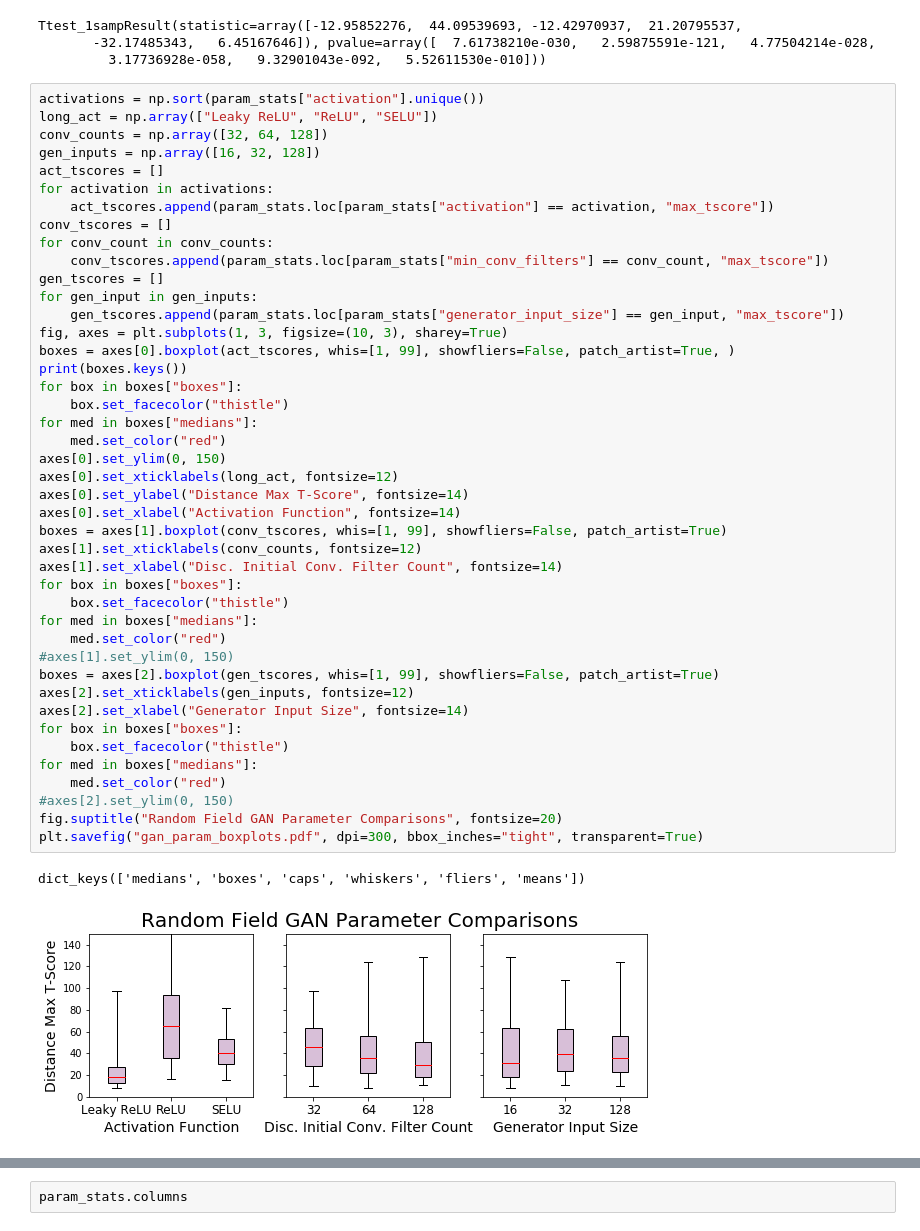
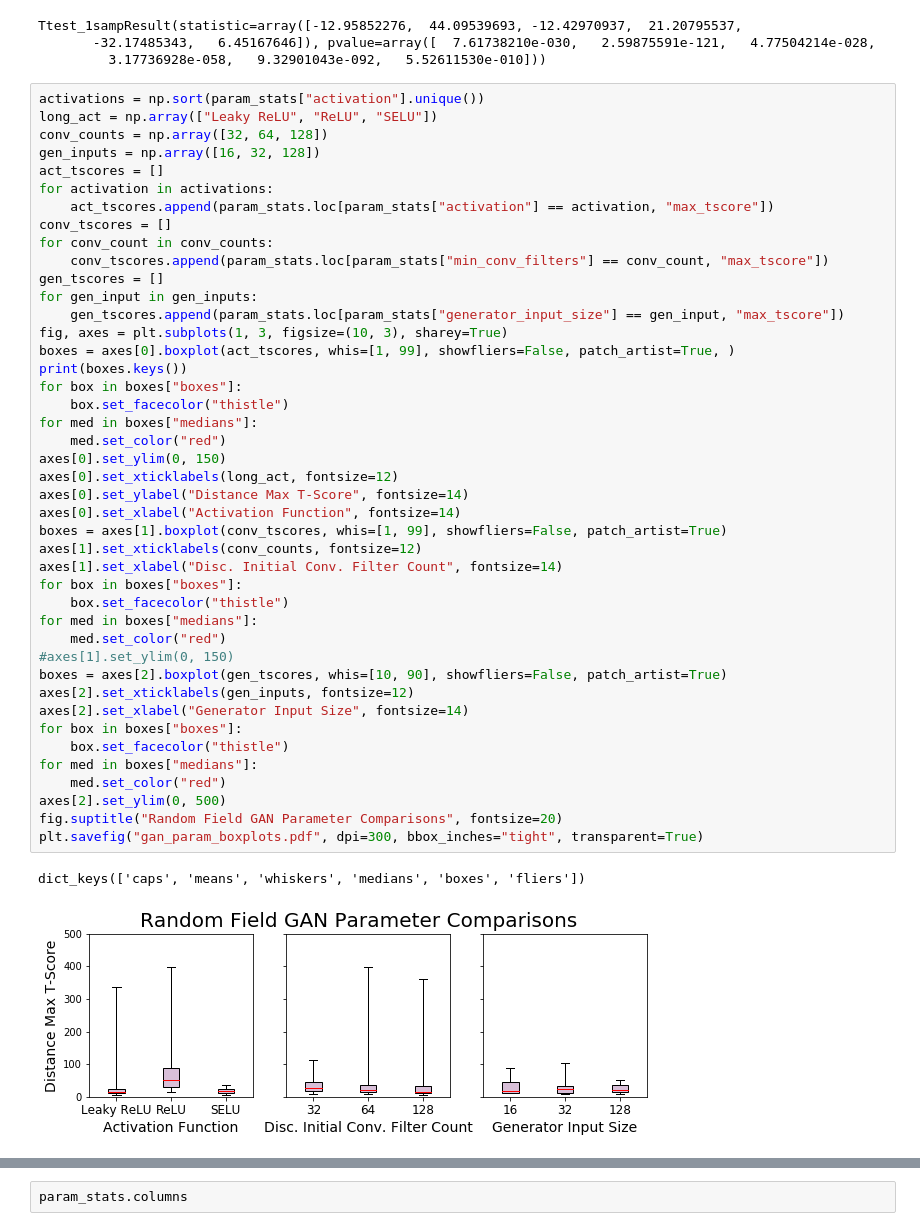
Before and after one commit to djgagne/deepsky, a Jupyter notebook: notebooks/SpatialRandomGANs.ipynb, the cells around one changed output, grey strips where cells are left out. Drawn from its saved outputs; the diff is of its cells as text.

```diff
--- a/notebooks/SpatialRandomGANs.ipynb
+++ b/notebooks/SpatialRandomGANs.ipynb
@@ -919,34 +919,34 @@ gen_tscores = []
 for gen_input in gen_inputs:
     gen_tscores.append(param_stats.loc[param_stats["generator_input_size"] == gen_input, "max_tscore"])
 fig, axes = plt.subplots(1, 3, figsize=(10, 3), sharey=True)
 boxes = axes[0].boxplot(act_tscores, whis=[1, 99], showfliers=False, patch_artist=True, )
 print(boxes.keys())
 for box in boxes["boxes"]:
     box.set_facecolor("thistle")
 for med in boxes["medians"]:
     med.set_color("red")
 axes[0].set_ylim(0, 150)
 axes[0].set_xticklabels(long_act, fontsize=12)
 axes[0].set_ylabel("Distance Max T-Score", fontsize=14)
 axes[0].set_xlabel("Activation Function", fontsize=14)
 boxes = axes[1].boxplot(conv_tscores, whis=[1, 99], showfliers=False, patch_artist=True)
 axes[1].set_xticklabels(conv_counts, fontsize=12)
 axes[1].set_xlabel("Disc. Initial Conv. Filter Count", fontsize=14)
 for box in boxes["boxes"]:
     box.set_facecolor("thistle")
 for med in boxes["medians"]:
     med.set_color("red")
 #axes[1].set_ylim(0, 150)
-boxes = axes[2].boxplot(gen_tscores, whis=[1, 99], showfliers=False, patch_artist=True)
+boxes = axes[2].boxplot(gen_tscores, whis=[10, 90], showfliers=False, patch_artist=True)
 axes[2].set_xticklabels(gen_inputs, fontsize=12)
 axes[2].set_xlabel("Generator Input Size", fontsize=14)
 for box in boxes["boxes"]:
     box.set_facecolor("thistle")
 for med in boxes["medians"]:
     med.set_color("red")
-#axes[2].set_ylim(0, 150)
+axes[2].set_ylim(0, 500)
 fig.suptitle("Random Field GAN Parameter Comparisons", fontsize=20)
 plt.savefig("gan_param_boxplots.pdf", dpi=300, bbox_inches="tight", transparent=True)
 # %% [output]
-dict_keys(['medians', 'boxes', 'caps', 'whiskers', 'fliers', 'means'])
+dict_keys(['caps', 'means', 'whiskers', 'medians', 'boxes', 'fliers'])
-[figure, old version]
+[figure, new version]
```
Also changed, not shown: parts of 9 cells of this notebook.
